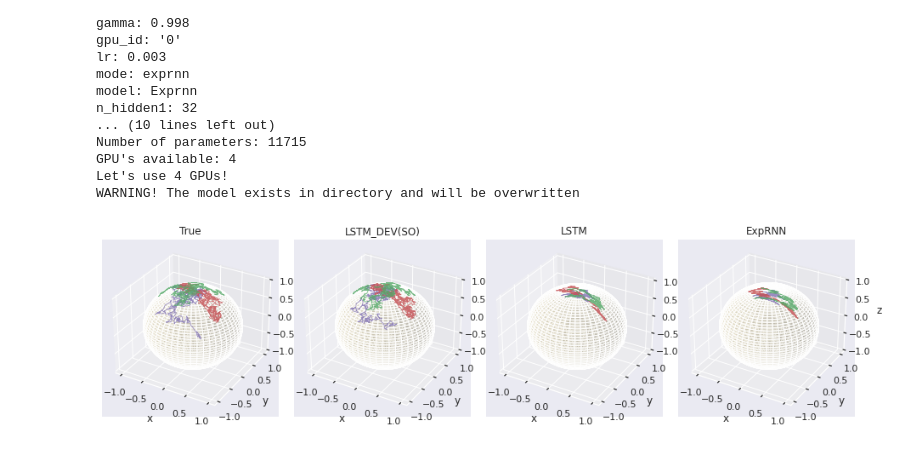
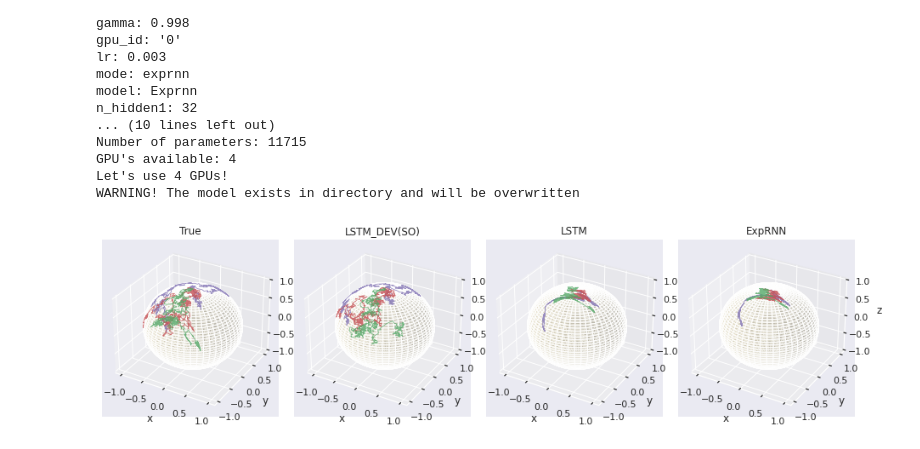
Before and after one commit to PDevNet/DevNet, a Jupyter notebook: BM_2Sphere/notebooks/2sphere.ipynb, the cells around one changed output. Cells and saved outputs as stored; diff of their text form; code cells hidden in the pictures.

```diff
--- a/BM_2Sphere/notebooks/2sphere.ipynb
+++ b/BM_2Sphere/notebooks/2sphere.ipynb
@@ -164,7 +165,7 @@ def visualization(sample_id,outputs,LSTM_out,LSTM_dev_out,exprnn_out):
     fig.savefig('BM_2Sphere/notebooks/BM_2Sphere_plot.png',format='png',dpi=350)
 # %%
 # without cherry picking, one can set list of random sample ids to visualize
-sample_ids = [2,3,4]
+sample_ids = [4,5,6]
 visualization(sample_ids,outputs,LSTM_out,LSTM_dev_out,exprnn_out)
 # %% [output]
-[figure, old version]
+[figure, new version]
```
Also changed, not shown: parts of 1 cell of this notebook.
